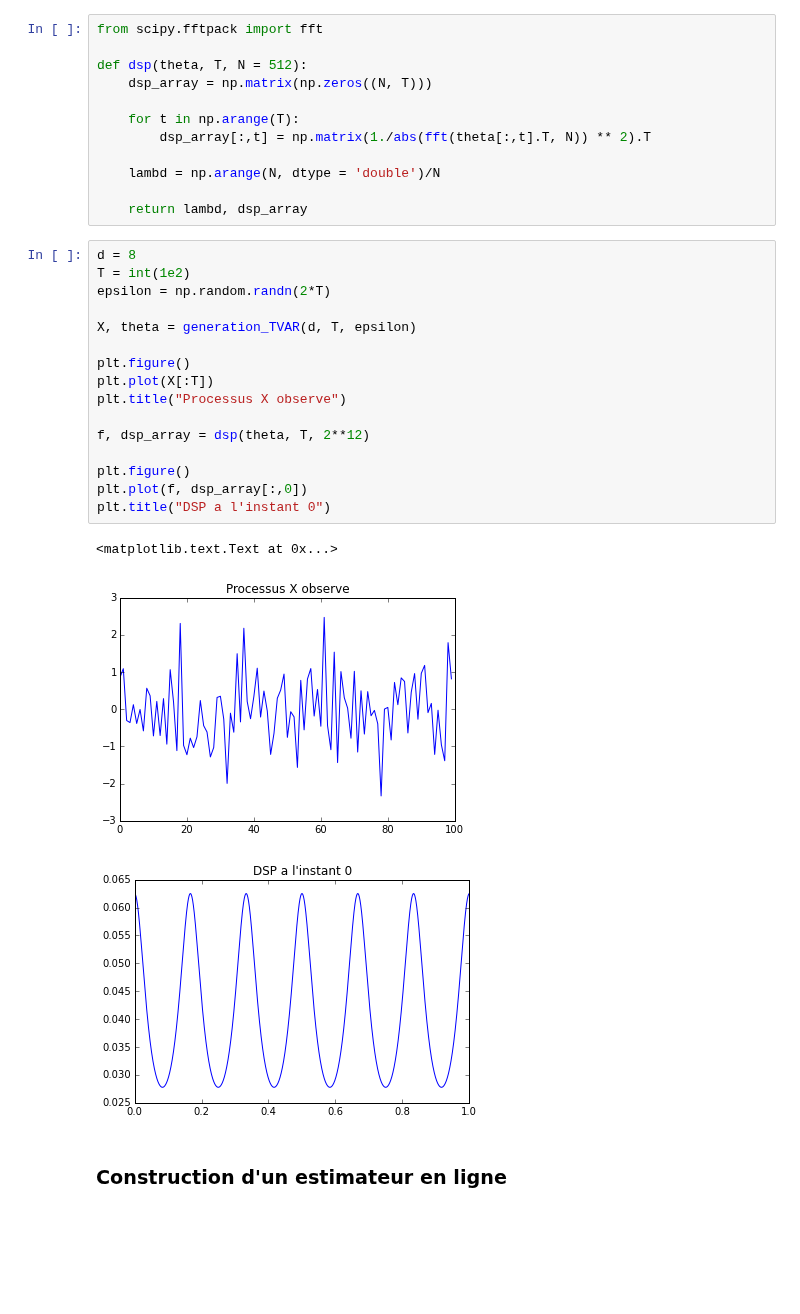
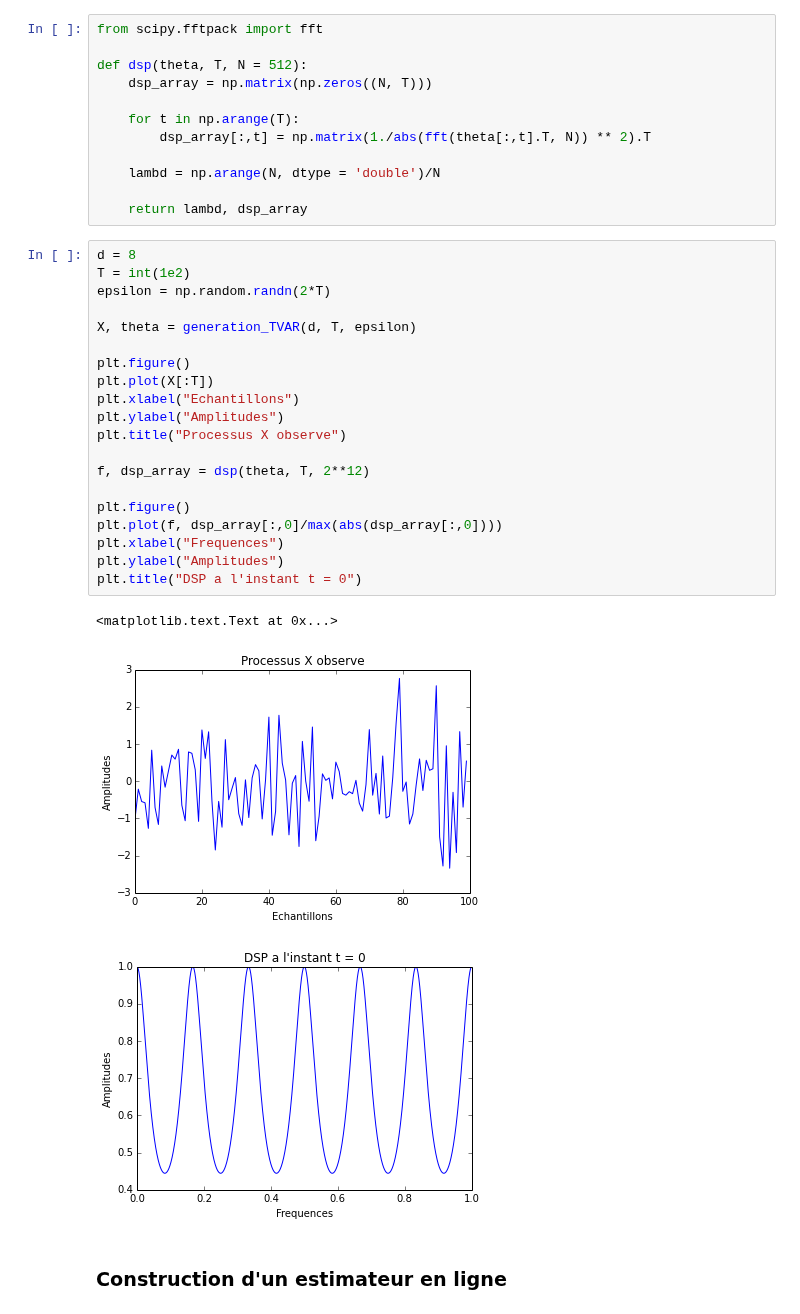
Before and after one commit to jngod2011/TVAR_Prediction, a Jupyter notebook: TVAR_d.ipynb, the cells around one changed output. Saved outputs shown, nothing was run; the diff lists cells and outputs as text; blank space fills up the shorter version.

```diff
--- a/TVAR_d.ipynb
+++ b/TVAR_d.ipynb
@@ -60,23 +63,27 @@ def dsp(theta, T, N = 512):
 # %%
 d = 8
 T = int(1e2)
 epsilon = np.random.randn(2*T)
 
 X, theta = generation_TVAR(d, T, epsilon)
 
 plt.figure()
 plt.plot(X[:T])
+plt.xlabel("Echantillons")
+plt.ylabel("Amplitudes")
 plt.title("Processus X observe")
 
 f, dsp_array = dsp(theta, T, 2**12)
 
 plt.figure()
-plt.plot(f, dsp_array[:,0])
-plt.title("DSP a l'instant 0")
+plt.plot(f, dsp_array[:,0]/max(abs(dsp_array[:,0])))
+plt.xlabel("Frequences")
+plt.ylabel("Amplitudes")
+plt.title("DSP a l'instant t = 0")
 # %% [output]
 <matplotlib.text.Text at 0x...>
-[figure, old version]
+[figure, new version]
-[figure, old version]
+[figure, new version]
 # %% [markdown]
 ### Construction d'un estimateur en ligne
 # %%
```
Also changed, not shown: parts of 8 cells of this notebook.
